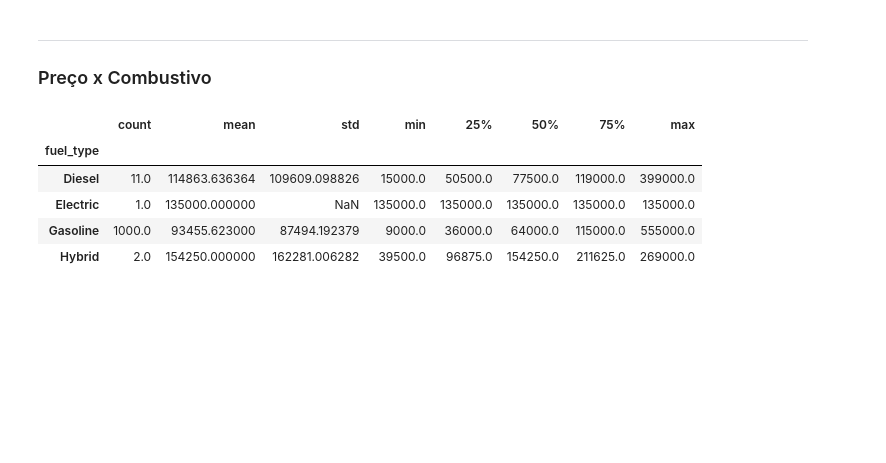
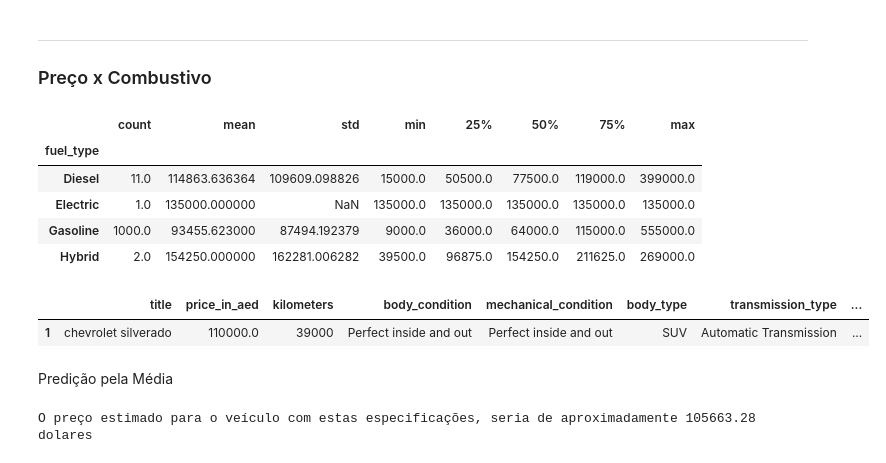
Before and after one commit to insper-classroom/22-2b-cd-p2-p2_albert_arthur_thiago, a Jupyter notebook: analiseDados.ipynb, the cells around one changed output. Saved outputs shown, nothing was run; the diff lists cells and outputs as text; code cells hidden in the pictures; blank space fills up the shorter version.

```diff
--- a/analiseDados.ipynb
+++ b/analiseDados.ipynb
@@ -272,3 +272,29 @@ dados.groupby(dados['fuel_type'])['price_in_aed'].describe()
 | Electric | 1.0 | 135000.000000 | NaN | 135000.0 | 135000.0 | 135000.0 | 135000.0 | 135000.0 |
 | Gasoline | 1000.0 | 93455.623000 | 87494.192379 | 9000.0 | 36000.0 | 64000.0 | 115000.0 | 555000.0 |
 | Hybrid | 2.0 | 154250.000000 | 162281.006282 | 39500.0 | 96875.0 | 154250.0 | 211625.0 | 269000.0 |
+# %%
+dados.head(1)
+# %% [output]
+|  | title | price_in_aed | kilometers | body_condition | mechanical_condition | body_type | transmission_type | ... |
+| 1 | chevrolet silverado | 110000.0 | 39000 | Perfect inside and out | Perfect inside and out | SUV | Automatic Transmission | ... |
+# %% [markdown]
+Predição pela Média
+# %%
+def calcula_preco(companhia, condicaoCorpo, condicaoMecanica,corpo, transmissao, cavalos, combustivel):
+
+    filtradoComp = dados.loc[dados['company'] == str(companhia),:]
+    filtradoCorp = dados.loc[dados['body_condition'] == str(condicaoCorpo),:]
+    filtradoMec = dados.loc[dados['mechanical_condition'] == str(condicaoMecanica),:]
+    filtradoCorpo = dados.loc[dados['body_type'] == str(corpo),:]
+    filtradoTran = dados.loc[dados['transmission_type'] == str(transmissao),:]
+    filtradoCav = dados.loc[dados['horsepower'] == str(cavalos),:]
+    filtradoGas = dados.loc[dados['fuel_type'] == str(combustivel),:]
+
+    estimado = filtradoComp['price_in_aed'].mean() + filtradoCorp['price_in_aed'].mean() + filtradoMec['price_in_aed'].mean() + filtradoCorpo['price_in_aed'].mean() + filtradoTran['price_in_aed'].mean() + filtradoCav['price_in_aed'].mean() + filtradoGas['price_in_aed'].mean()
+
+    return 'O preço estimado para o veículo com estas especificações, seria de aproximadamente {:.2f} dolares'.format(estimado/7)
+
+
+print(calcula_preco('chevrolet','Perfect inside and out','Perfect inside and out','SUV','Automatic Transmission','400 - 500 HP','Gasoline'))
+# %% [output]
+O preço estimado para o veículo com estas especificações, seria de aproximadamente 105663.28 dolares
```
Also changed, not shown: parts of 6 cells of this notebook.
